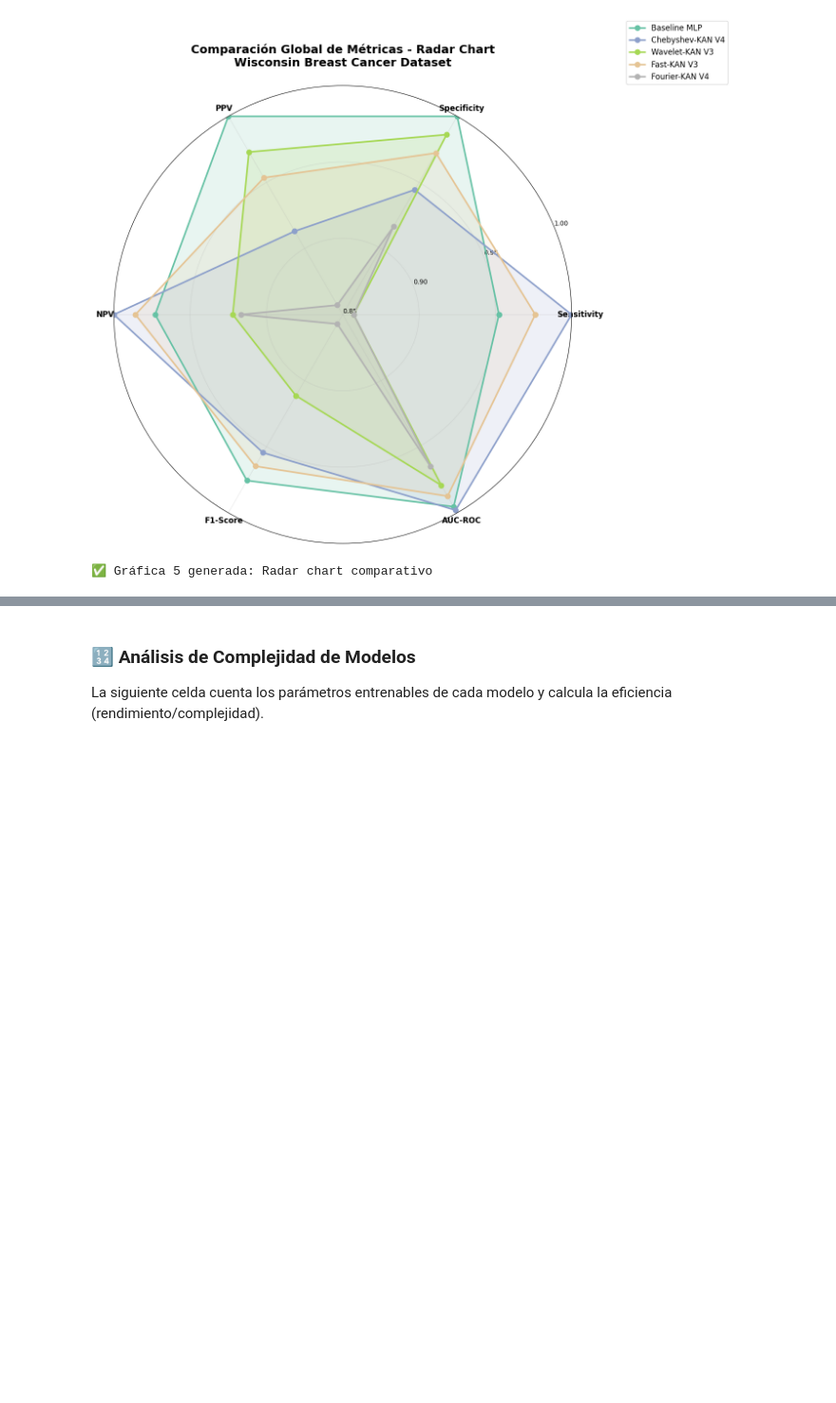
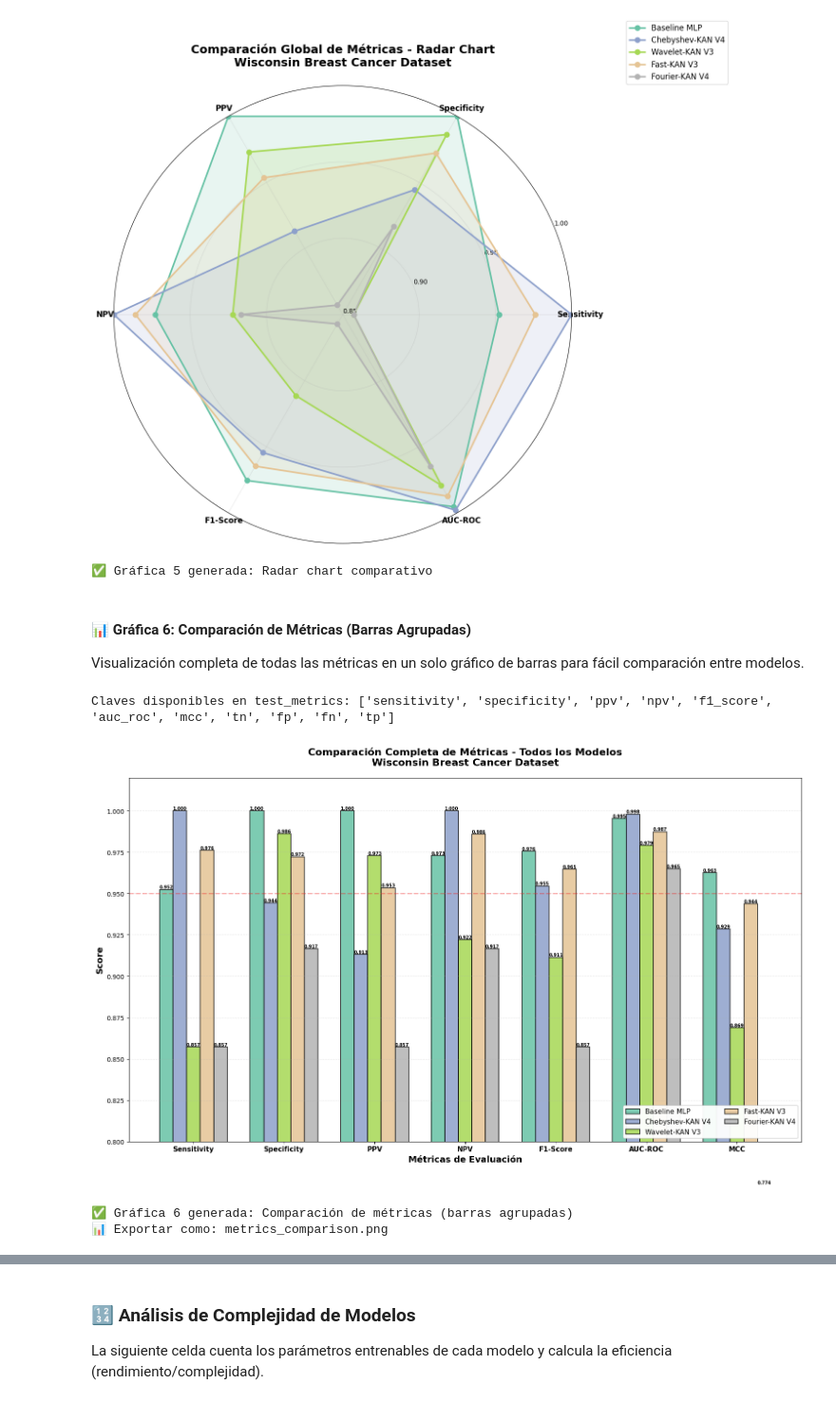
Before and after one commit to JuanAlvarez2004/breastcancer-kan, a Jupyter notebook: KAN_Wisconsin_BreastCancer.ipynb, the cells around one changed output, grey strips where cells are left out. Shown at 95% size. Drawn from its saved outputs; the diff is of its cells as text; code cells hidden in the pictures; blank space fills up the shorter version.

Commit message:
feat: add graphs to paper

```diff
--- a/KAN_Wisconsin_BreastCancer.ipynb
+++ b/KAN_Wisconsin_BreastCancer.ipynb
@@ -2100,3 +2104,70 @@ print("✅ Gráfica 5 generada: Radar chart comparativo")
 # %% [output]
 [figure]
 ✅ Gráfica 5 generada: Radar chart comparativo
+# %% [markdown]
+#### 📊 Gráfica 6: Comparación de Métricas (Barras Agrupadas)
+
+Visualización completa de todas las métricas en un solo gráfico de barras para fácil comparación entre modelos.
+# %%
+# ==================== GRÁFICA 6: COMPARACIÓN DE MÉTRICAS (BARRAS AGRUPADAS) ====================
+
+"""
+Gráfico de barras agrupadas mostrando todas las métricas clave para comparación directa.
+Esta visualización es ideal para artículos científicos.
+"""
+
+# Primero verificar las claves disponibles en las métricas
+sample_metrics = results[list(results.keys())[0]]['test_metrics']
+print("Claves disponibles en test_metrics:", list(sample_metrics.keys()))
+
+fig, ax = plt.subplots(figsize=(16, 10), dpi=100)
+
+# Métricas a comparar (usar las claves correctas del diccionario)
+metrics_to_plot = ['sensitivity', 'specificity', 'ppv', 'npv', 'f1_score', 'auc_roc', 'mcc']
+metric_labels = ['Sensitivity', 'Specificity', 'PPV', 'NPV', 'F1-Score', 'AUC-ROC', 'MCC']
+
+# Preparar datos
+x = np.arange(len(metrics_to_plot))
+width = 0.15  # Ancho de cada barra
+models = list(results.keys())
+
+# Plotear barras para cada modelo
+for i, model_name in enumerate(models):
+    metrics = results[model_name]['test_metrics']
+    values = [metrics[m] for m in metrics_to_plot]
+
+    offset = width * (i - len(models)/2 + 0.5)
+    bars = ax.bar(x + offset, values, width, label=model_name,
+                   alpha=0.85, color=colors[i], edgecolor='black', linewidth=1.2)
+
+    # Añadir valores sobre las barras
+    for bar in bars:
+        height = bar.get_height()
+        ax.text(bar.get_x() + bar.get_width()/2., height,
+                f'{height:.3f}', ha='center', va='bottom', fontsize=7,
+                rotation=0, fontweight='bold')
+
+# Configuración del gráfico
+ax.set_xlabel('Métricas de Evaluación', fontsize=14, fontweight='bold')
+ax.set_ylabel('Score', fontsize=14, fontweight='bold')
+ax.set_title('Comparación Completa de Métricas - Todos los Modelos\nWisconsin Breast Cancer Dataset',
+             fontsize=16, fontweight='bold', pad=20)
+ax.set_xticks(x)
+ax.set_xticklabels(metric_labels, fontsize=11, fontweight='bold')
+ax.set_ylim([0.80, 1.02])
+ax.legend(fontsize=11, loc='lower right', ncol=2, framealpha=0.95)
+ax.grid(axis='y', alpha=0.3, linestyle='--')
+
+# Línea de referencia en 0.95
+ax.axhline(y=0.95, color='red', linestyle='--', linewidth=2, alpha=0.3, label='Umbral de excelencia (0.95)')
+
+plt.tight_layout()
+plt.show()
+
+print("✅ Gráfica 6 generada: Comparación de métricas (barras agrupadas)")
+print("📊 Exportar como: metrics_comparison.png")
+# %% [output]
+Claves disponibles en test_metrics: ['sensitivity', 'specificity', 'ppv', 'npv', 'f1_score', 'auc_roc', 'mcc', 'tn', 'fp', 'fn', 'tp']
+[figure, added]
+✅ Gráfica 6 generada: Comparación de métricas (barras agrupadas)
+📊 Exportar como: metrics_comparison.png
```
Also changed, not shown: parts of 6 cells of this notebook, 2 other files.
